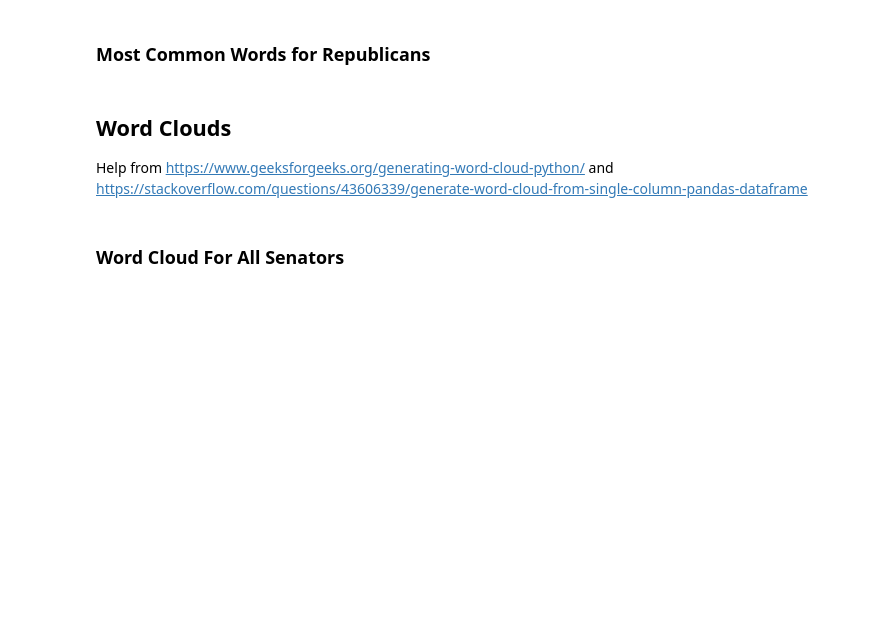
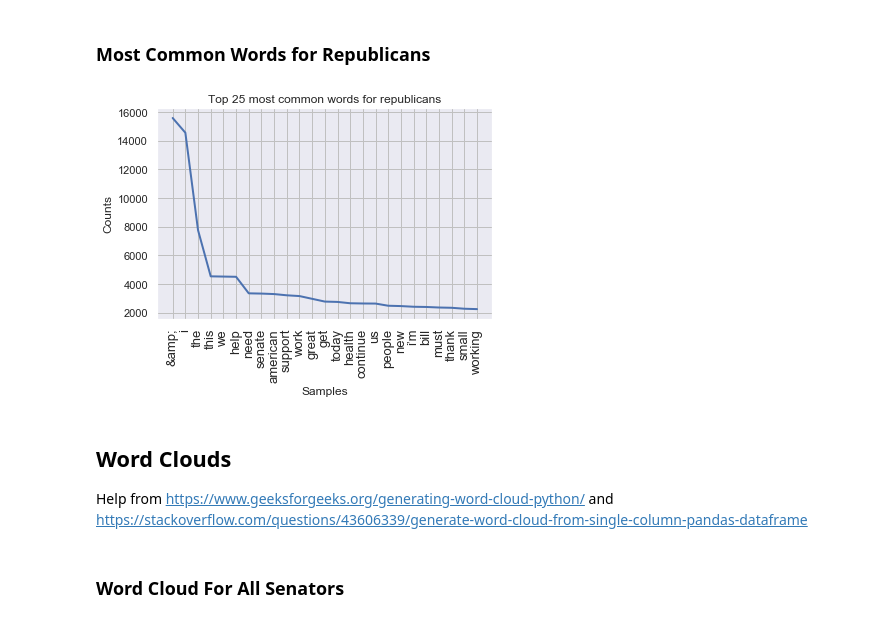
Before and after one commit to darshanajaint/data_mining_project, a Jupyter notebook: Data_Exploration.ipynb, the cells around one changed output. Cells and saved outputs as stored; diff of their text form; code cells hidden in the pictures; blank space fills up the shorter version.

```diff
--- a/Data_Exploration.ipynb
+++ b/Data_Exploration.ipynb
@@ -193,5 +223,9 @@ The average word count for tweets by republicans was  33.14
 # %% [markdown]
 ### Most Common Words for Republicans
+# %%
+visualize_most_common_words(republican_tweets_df, "tweet", "./Figures/common_words_republican.png", "republicans")
+# %% [output]
+[figure, added]
 # %% [markdown]
 ## Word Clouds
 Help from https://www.geeksforgeeks.org/generating-word-cloud-python/ and https://stackoverflow.com/questions/43606339/generate-word-cloud-from-single-column-pandas-dataframe
```
Also changed, not shown: parts of 18 cells of this notebook.
